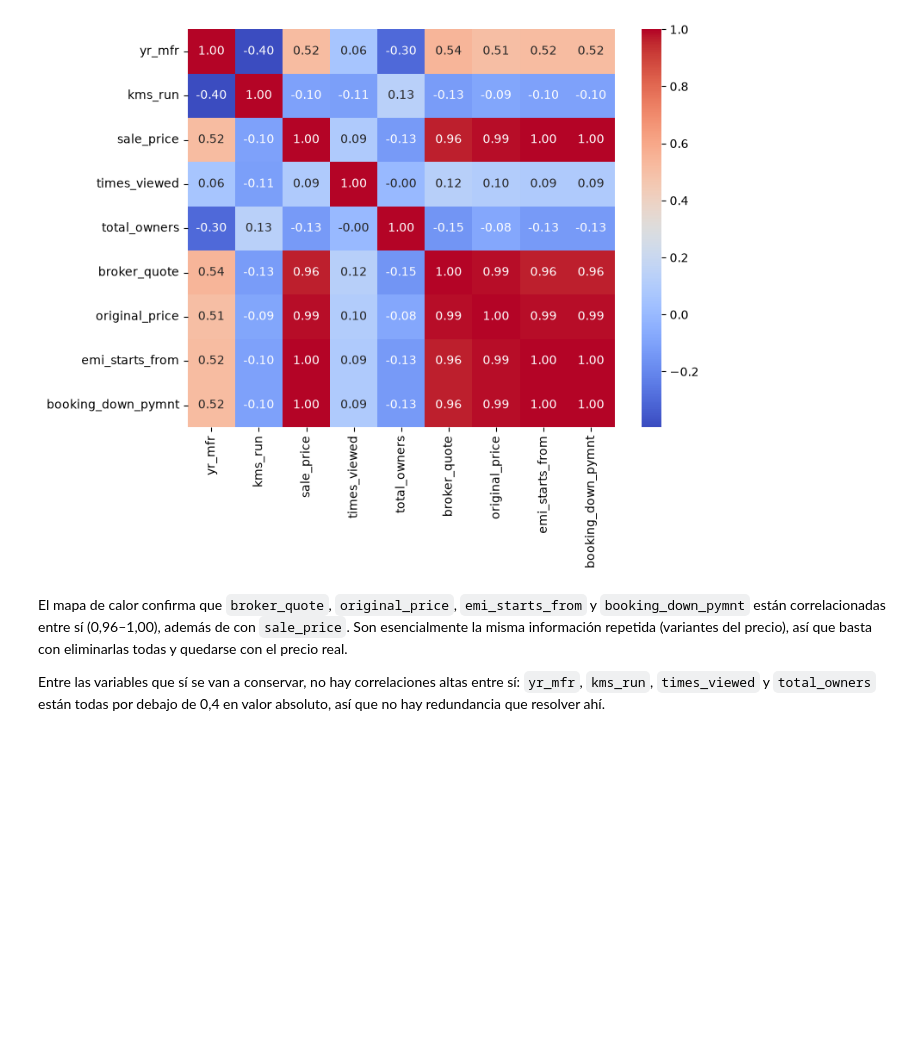
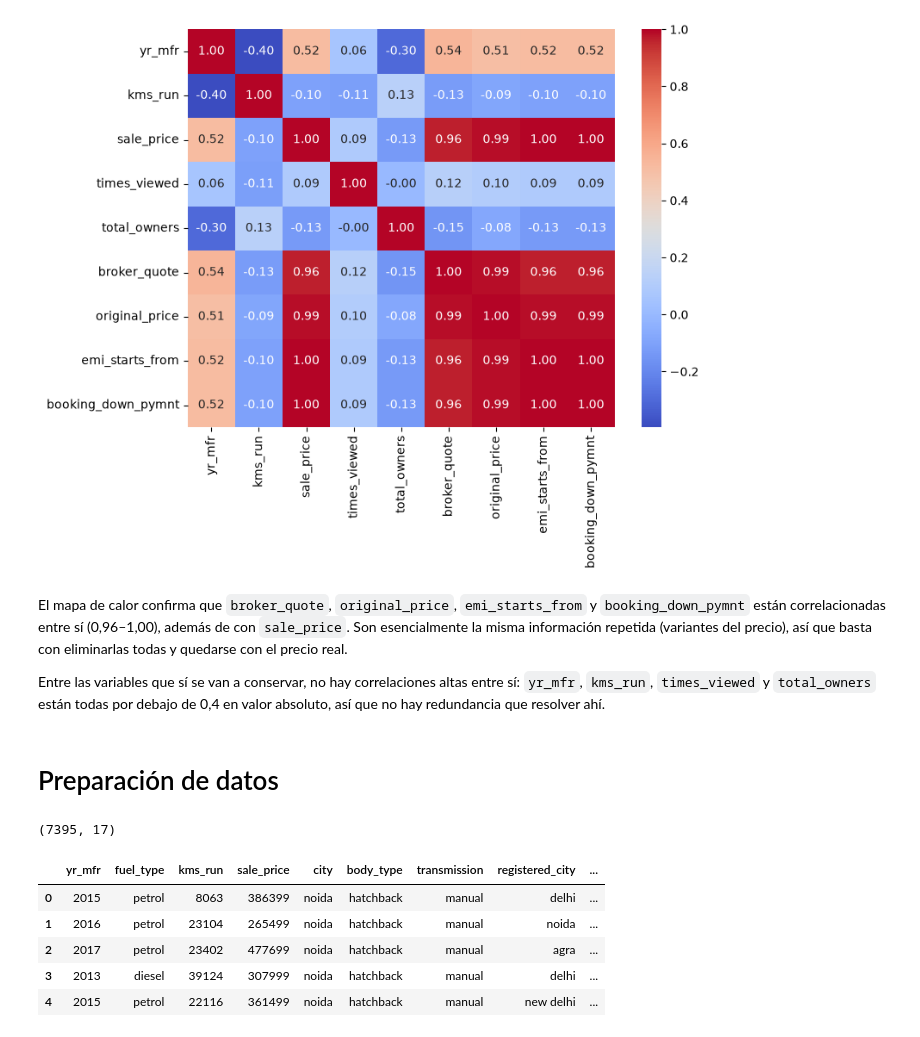
Before and after one commit to Joselito17821/car-price-prediction-mlops, a Jupyter notebook: fase-1/notebook.ipynb, the cells around one changed output. Saved outputs shown, nothing was run; the diff lists cells and outputs as text; code cells hidden in the pictures; blank space fills up the shorter version.

Commit message:
feat: Limpieza, fuga de información, split y pipeline de preprocesamiento

```diff
--- a/fase-1/notebook.ipynb
+++ b/fase-1/notebook.ipynb
@@ -240,3 +240,30 @@ sns.heatmap(df.select_dtypes("number").corr(), annot=True, fmt=".2f", cmap="cool
 El mapa de calor confirma que `broker_quote`, `original_price`, `emi_starts_from` y `booking_down_pymnt` están correlacionadas entre sí (0,96–1,00), además de con `sale_price`. Son esencialmente la misma información repetida (variantes del precio), así que basta con eliminarlas todas y quedarse con el precio real.
 
 Entre las variables que sí se van a conservar, no hay correlaciones altas entre sí: `yr_mfr`, `kms_run`, `times_viewed` y `total_owners` están todas por debajo de 0,4 en valor absoluto, así que no hay redundancia que resolver ahí.
+# %% [markdown]
+# Preparación de datos
+# %%
+#Limpieza previa al split
+df_clean = df.drop_duplicates()
+df_clean = df_clean[df_clean.sale_price > 0]
+df_clean = df_clean.dropna(subset=["ad_created_on"])
+
+cols_fuga = ["emi_starts_from", "booking_down_pymnt", "broker_quote", "original_price",
+             "times_viewed", "is_hot", "assured_buy", "reserved", "car_availability",
+             "car_name", "rto", "variant"]
+df_clean = df_clean.drop(columns=cols_fuga)
+
+df_clean["ad_created_on"] = pd.to_datetime(df_clean["ad_created_on"], format="ISO8601")
+df_clean["edad"] = df_clean["ad_created_on"].dt.year - df_clean["yr_mfr"]
+df_clean = df_clean.drop(columns=["ad_created_on"])
+
+print(df_clean.shape)
+df_clean.head()
+# %% [output]
+(7395, 17)
+|  | yr_mfr | fuel_type | kms_run | sale_price | city | body_type | transmission | registered_city | ... |
+| 0 | 2015 | petrol | 8063 | 386399 | noida | hatchback | manual | delhi | ... |
+| 1 | 2016 | petrol | 23104 | 265499 | noida | hatchback | manual | noida | ... |
+| 2 | 2017 | petrol | 23402 | 477699 | noida | hatchback | manual | agra | ... |
+| 3 | 2013 | diesel | 39124 | 307999 | noida | hatchback | manual | delhi | ... |
+| 4 | 2015 | petrol | 22116 | 361499 | noida | hatchback | manual | new delhi | ... |
```
Also changed, not shown: parts of 5 cells of this notebook.
